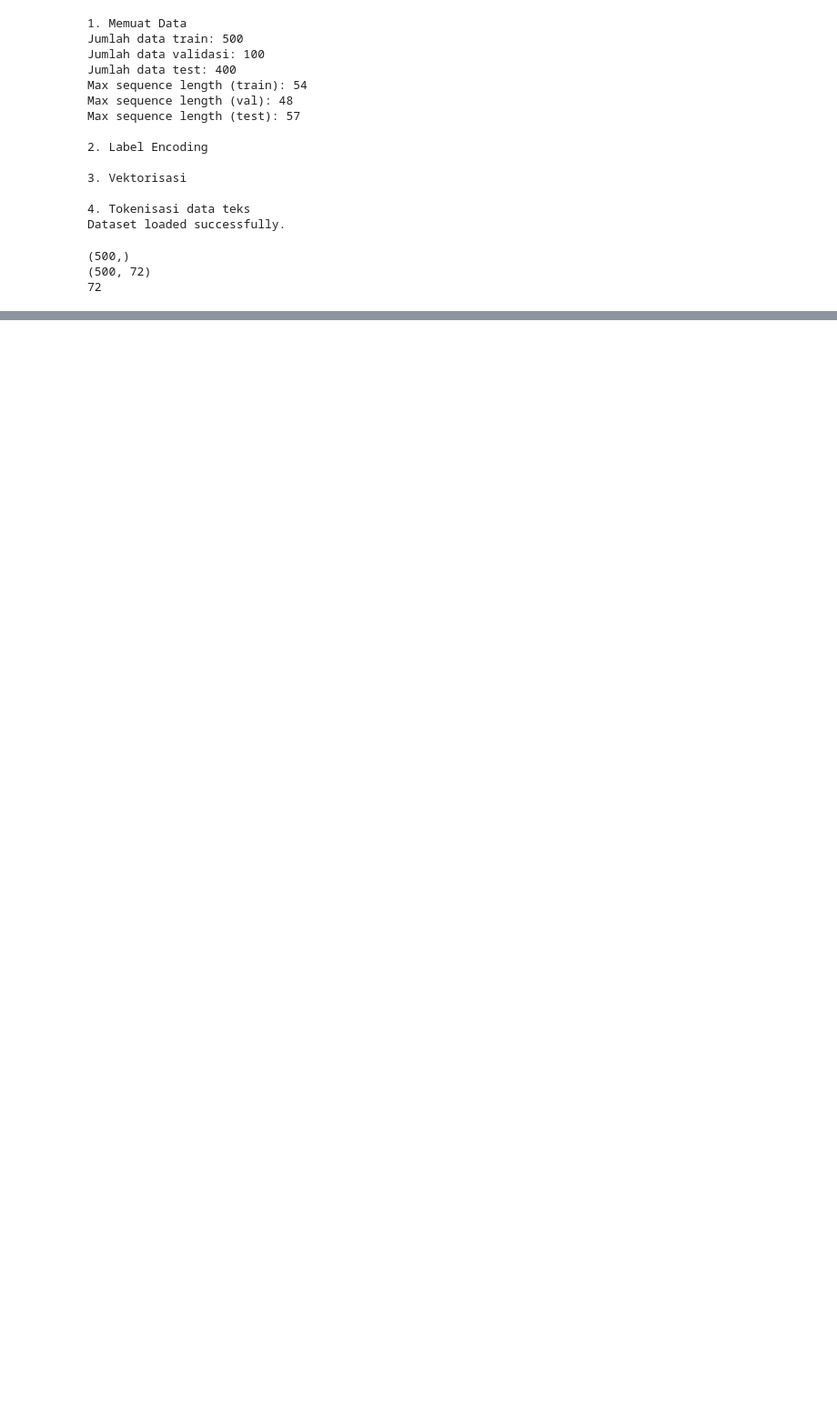
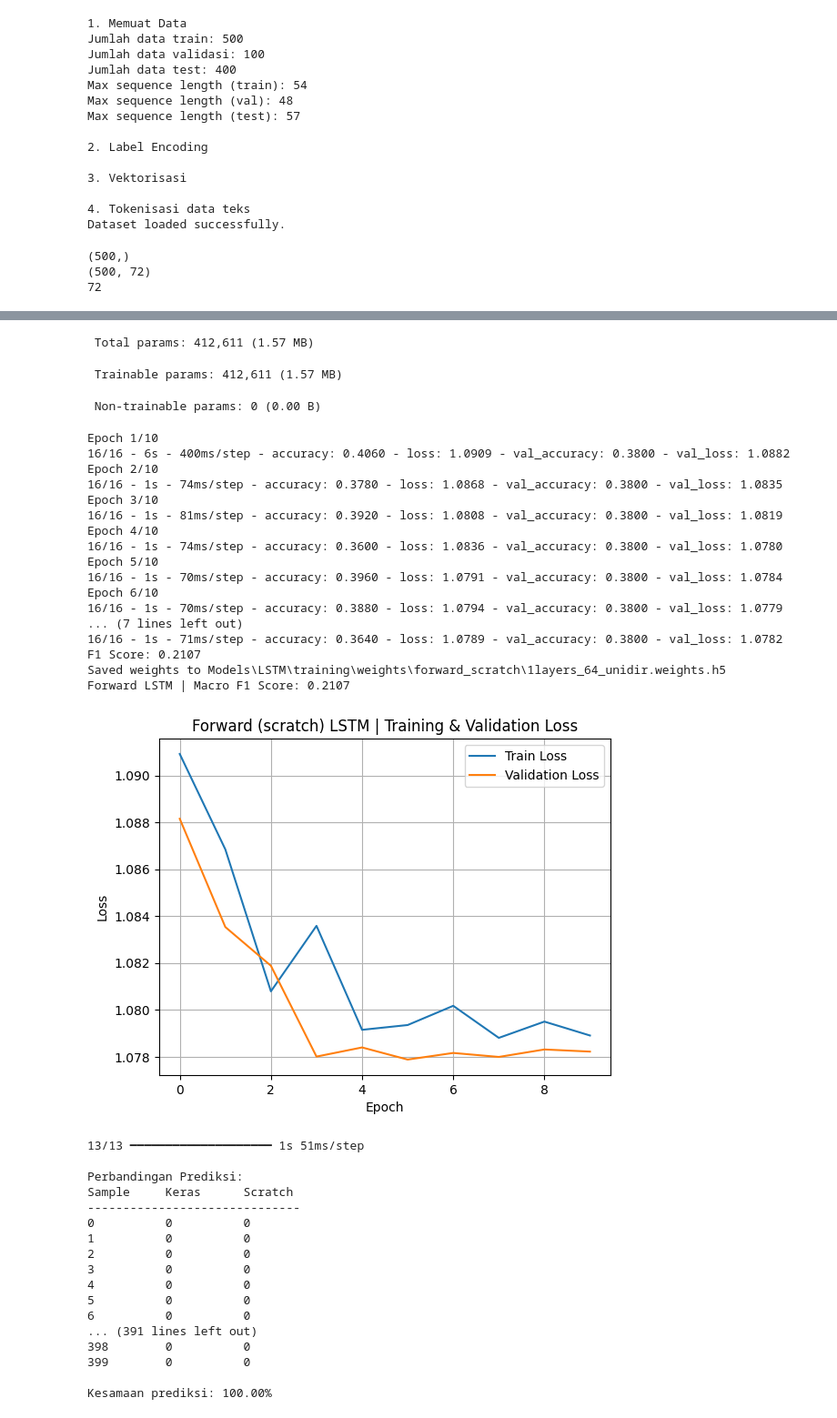
Before and after one commit to DieroA/Tubes2_ML, a Jupyter notebook: src/LSTM.ipynb, the cells around one changed output, grey strips where cells are left out. Shown: that part at 91% size. Drawn from its saved outputs; the diff is of its cells as text; code cells hidden in the pictures; blank space fills up the shorter version.

```diff
--- a/src/LSTM.ipynb
+++ b/src/LSTM.ipynb
@@ -109,2 +105,33 @@ def train_and_evaluate_all(variation_dict, variation_name):
         print(f"{name} | Macro F1 Score: {f1_score:.4f}")
         plot_loss_curves(model.history, f"{name} | Training & Validation Loss")
+# %%
+def train_forward_scratch():
+    """Train forward LSTM from scratch."""
+
+    print("\n\n=== Training Forward LSTM from Scratch ===\n")
+
+    # Build
+    weights_dir = f"{SAVE_PATH}/weights/forward_scratch"
+    model = LSTMModel.from_config(
+        {"layers": 1, "units": [64], "direction": "forward"},
+        vocab_size= len(vocab),
+        embedding_dim= embedding_dim,
+        sequence_length= sequence_length,
+        num_classes= len(label_encoder.classes_),
+        weights_dir = weights_dir,
+    )
+    model.build(dropout_rate=dropout_rate, learning_rate=learning_rate)
+
+    # Train & Evaluate
+    model.train(X_train, y_train, X_val, y_val)
+
+    f1_score = model.evaluate_from_scratch(X_test, y_test)
+
+    # Save weights
+    model.save()
+
+    # Log results
+    print(f"Forward LSTM | Macro F1 Score: {f1_score:.4f}")
+    plot_loss_curves(model.history, "Forward (scratch) LSTM | Training & Validation Loss")
+
+    model.compare_predictions(X_test, len(X_test))
@@ -293,3 +347,6 @@ Model: "LSTM"
 └─────────────────────────────────┴────────────────────────┴───────────────┘
  Total params: 503,235 (1.92 MB)
 ... (12 outputs left out)
+# %%
+train_forward_scratch()
+# %% [output]
@@ -295,0 +366,38 @@ Model: "LSTM"
+ Total params: 412,611 (1.57 MB)
+ Trainable params: 412,611 (1.57 MB)
+ Non-trainable params: 0 (0.00 B)
+Epoch 1/10
+16/16 - 6s - 400ms/step - accuracy: 0.4060 - loss: 1.0909 - val_accuracy: 0.3800 - val_loss: 1.0882
+Epoch 2/10
+16/16 - 1s - 74ms/step - accuracy: 0.3780 - loss: 1.0868 - val_accuracy: 0.3800 - val_loss: 1.0835
+Epoch 3/10
+16/16 - 1s - 81ms/step - accuracy: 0.3920 - loss: 1.0808 - val_accuracy: 0.3800 - val_loss: 1.0819
+Epoch 4/10
+16/16 - 1s - 74ms/step - accuracy: 0.3600 - loss: 1.0836 - val_accuracy: 0.3800 - val_loss: 1.0780
+Epoch 5/10
+16/16 - 1s - 70ms/step - accuracy: 0.3960 - loss: 1.0791 - val_accuracy: 0.3800 - val_loss: 1.0784
+Epoch 6/10
+16/16 - 1s - 70ms/step - accuracy: 0.3880 - loss: 1.0794 - val_accuracy: 0.3800 - val_loss: 1.0779
+... (7 lines left out)
+16/16 - 1s - 71ms/step - accuracy: 0.3640 - loss: 1.0789 - val_accuracy: 0.3800 - val_loss: 1.0782
+F1 Score: 0.2107
+Saved weights to Models\LSTM\training\weights\forward_scratch\1layers_64_unidir.weights.h5
+Forward LSTM | Macro F1 Score: 0.2107
+[figure, added]
+13/13 ━━━━━━━━━━━━━━━━━━━━ 1s 51ms/step
+
+Perbandingan Prediksi:
+Sample     Keras      Scratch
+------------------------------
+0          0          0
+1          0          0
+2          0          0
+3          0          0
+4          0          0
+5          0          0
+6          0          0
+... (391 lines left out)
+398        0          0
+399        0          0
+
+Kesamaan prediksi: 100.00%
```
Also changed, not shown: parts of 7 cells of this notebook, 12 other files.
